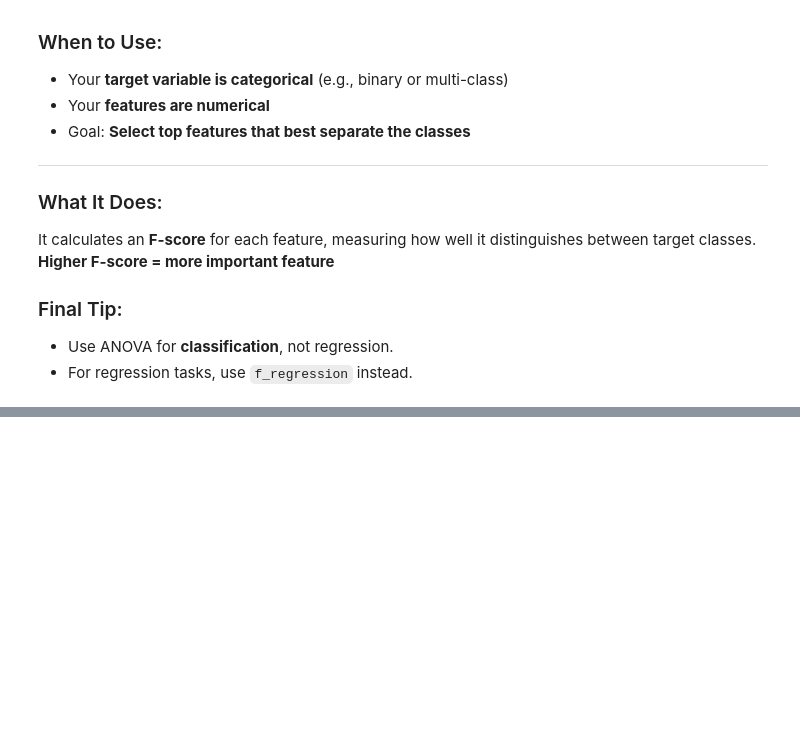
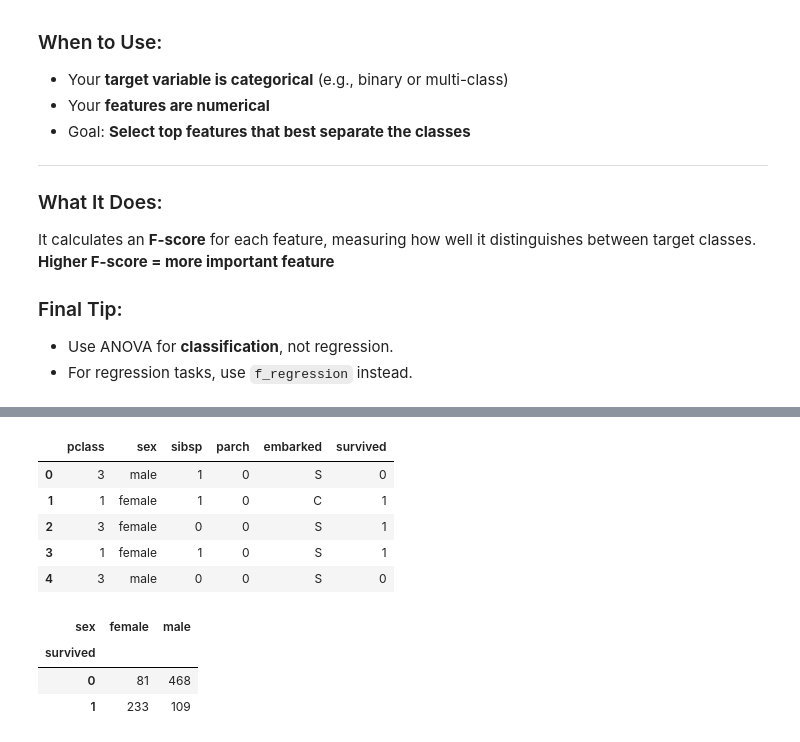
Before and after one commit to anshumbanga/Machine-learning, a Jupyter notebook: Feature Selection.ipynb, the cells around one changed output, grey strips where cells are left out. Cells and saved outputs as stored; diff of their text form; code cells hidden in the pictures; blank space fills up the shorter version.

```diff
--- a/Feature Selection.ipynb
+++ b/Feature Selection.ipynb
@@ -418,0 +512,22 @@ It calculates an **F-score** for each feature, measuring how well it distinguish
+# %%
+titanic = sns.load_dataset('titanic')
+titanic.columns
+titanic = titanic[['pclass', 'sex', 'sibsp', 'parch',
+       'embarked','survived']]
+# %%
+titanic.head()
+# %% [output]
+|  | pclass | sex | sibsp | parch | embarked | survived |
+| 0 | 3 | male | 1 | 0 | S | 0 |
+| 1 | 1 | female | 1 | 0 | C | 1 |
+| 2 | 3 | female | 0 | 0 | S | 1 |
+| 3 | 1 | female | 1 | 0 | S | 1 |
+| 4 | 3 | male | 0 | 0 | S | 0 |
+# %%
+ct = pd.crosstab(titanic['survived'],titanic['sex'])
+ct
+# %% [output]
+| sex | female | male |
+| survived |  |  |
+| 0 | 81 | 468 |
+| 1 | 233 | 109 |
```
Also changed, not shown: parts of 11 cells of this notebook.
